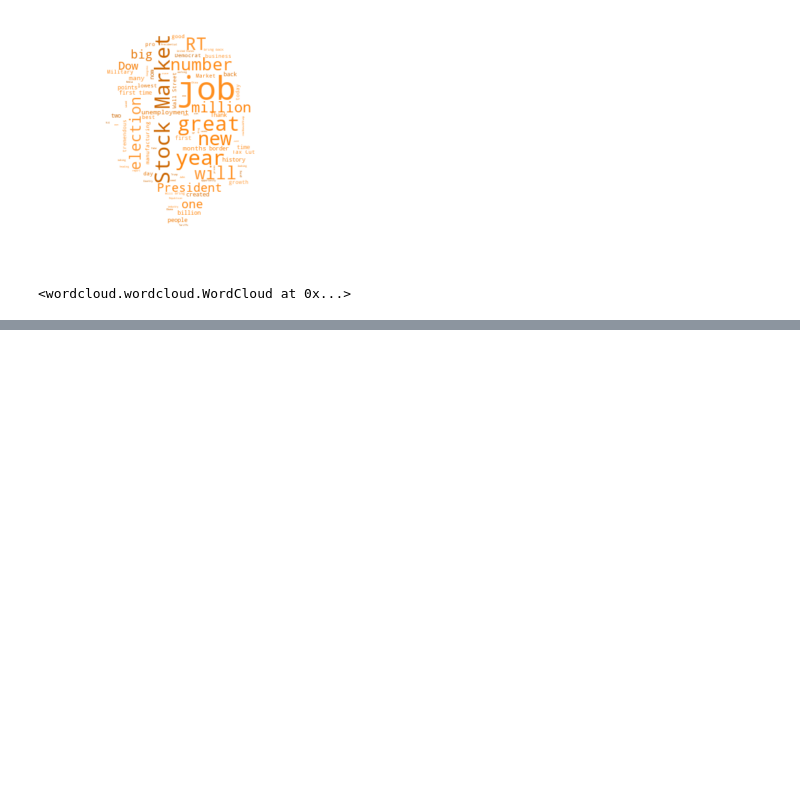
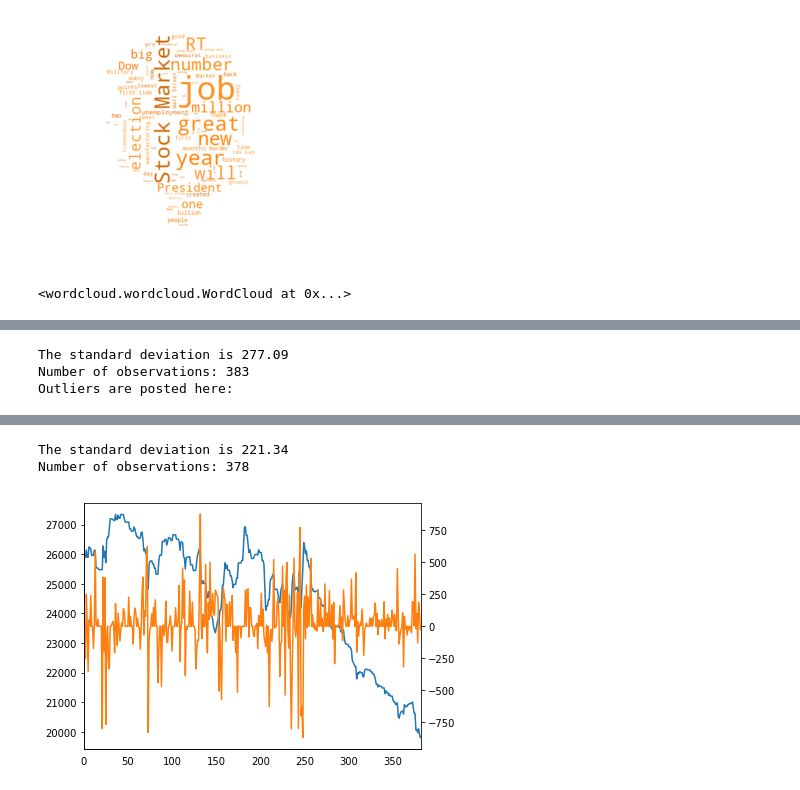
Before and after one commit to BjornCilleborg/sds2019, a Jupyter notebook: EXAM PROJECT/Exam Project.ipynb, the cells around one changed output, grey strips where cells are left out. Saved outputs shown, nothing was run; the diff lists cells and outputs as text; code cells hidden in the pictures; blank space fills up the shorter version.

```diff
--- a/EXAM PROJECT/Exam Project.ipynb
+++ b/EXAM PROJECT/Exam Project.ipynb
@@ -516,0 +518,28 @@ display(df_bloom.head())
+# %%
+df_bloom['outlier'] = abs(df_bloom['firstdifference']) >= df_bloom['firstdifference'].std()*3.5 # get outliers
+
+df_bloom_outlier = df_bloom.query('outlier == True')
+
+print('The standard deviation is', round(df_bloom['firstdifference'].std(),2), '\nNumber of observations:',len(df_bloom),'\nOutliers are posted here:')
+display(df_bloom_outlier) # display outliers
+df_bloom_clean = df_bloom.query('outlier == False') # remove outliers
+
+# Plotting figure
+ax = plt.gca()
+df_bloom_clean['dow'].plot()
+df_bloom_clean['firstdifference'].plot(secondary_y = True)
+print('The standard deviation is', round(df_bloom_clean['firstdifference'].std(),2), '\nNumber of observations:',len(df_bloom_clean))
+
+
+ax.xaxis.label.set_visible(False) # remove axis label
+ax.spines['right'].set_visible(False) # remove right spine
+ax.spines['top'].set_visible(False) # remove top spine
+#ax1.spines['top'].set_visible(False) # remove top spine
+ax.xaxis.set_ticks_position('none') # remove ticks from axis
+plt.tight_layout() # prevents cutting off labels
+plt.savefig('clean.png')
+plt.show()
+# %% [output]
+The standard deviation is 277.09
+Number of observations: 383
+Outliers are posted here:
@@ -516,0 +552,3 @@ display(df_bloom.head())
+The standard deviation is 221.34
+Number of observations: 378
+[figure, added]
```
Also changed, not shown: parts of 2 cells of this notebook, 1 other file.
